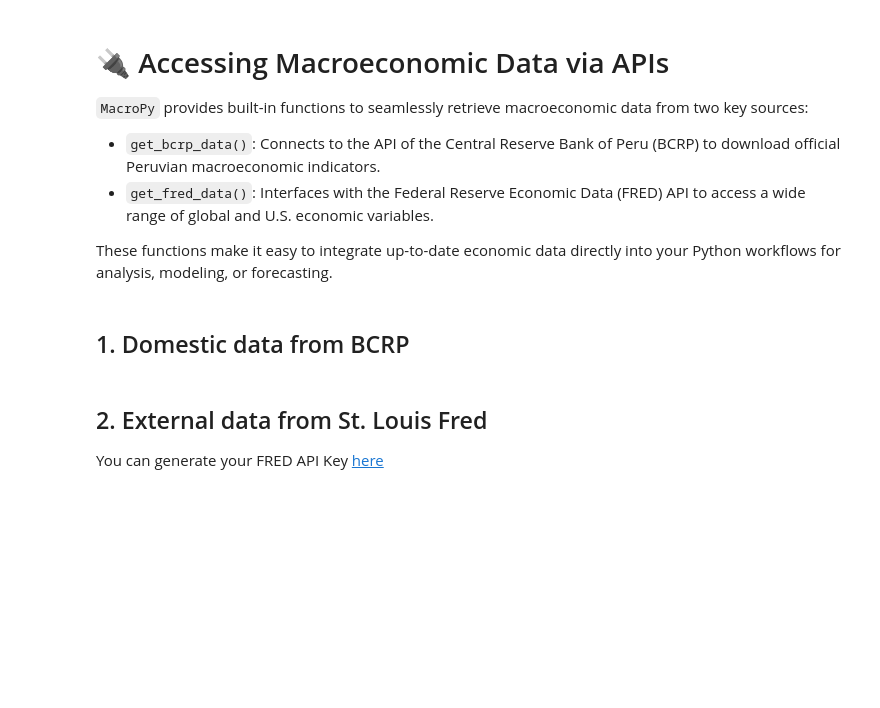
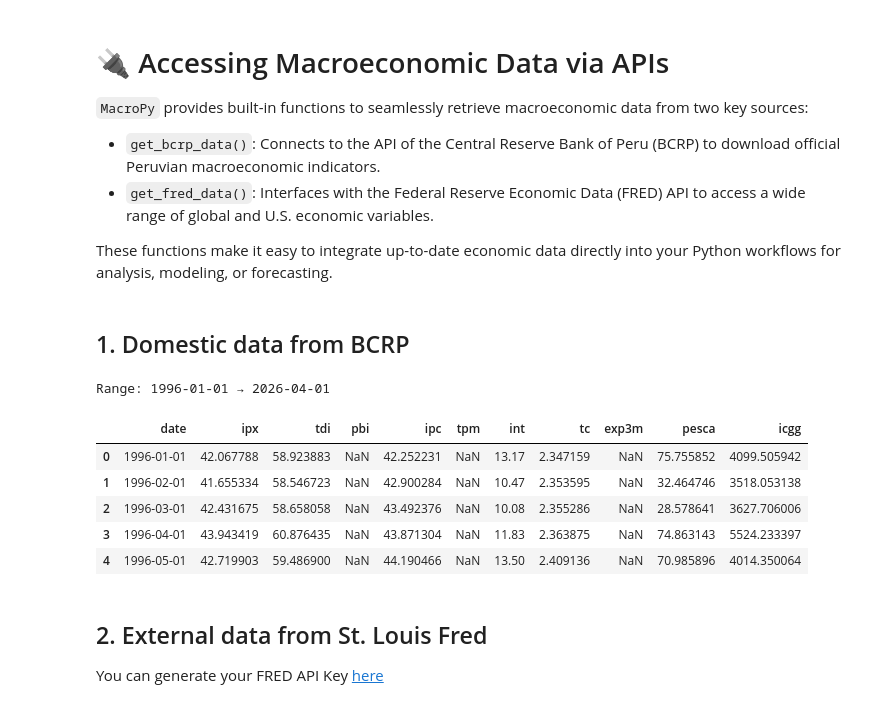
Before and after one commit to RenatoVassallo/MacroPy, a Jupyter notebook: tutorials/tutorial_api.ipynb, the cells around one changed output. Saved outputs shown, nothing was run; the diff lists cells and outputs as text; code cells hidden in the pictures; blank space fills up the shorter version.

```diff
--- a/tutorials/tutorial_api.ipynb
+++ b/tutorials/tutorial_api.ipynb
@@ -10,24 +10,32 @@ These functions make it easy to integrate up-to-date economic data directly into
 # %% [markdown]
 ## 1. Domestic data from BCRP
 # %%
-import pandas as pd
 from MacroPy import get_bcrp_data
 
-monthly_codes = ['PN38915BM', # Índice de precios de exportación
-                 'PN38923BM', # Términos de intercambio
-                 'PN01773AM', # Real GDP - Monthly (index 2007=100, Seasonally adjusted)
-                 'PN38705PM', # Índice de Precios al Consumidor (IPC)
-                 'PD04722MM', # Tasa de Referencia de la Política Monetaria
-                 'PN07819NM', # Tasa interbancaria promedio
-                 'PN01210PM', # Tipo de cambio bancario promedio
-                 'PD38045AM', # Indice de expectativas de la economía a 3 meses
-                 'PN01758AM', # Producción de pesca (indice 2007=100)
-                 'PN38689FM'] # Ingresos corrientes del GG (términos reales)
+monthly_specs = {
+    'PN38915BM': 'ipx',     # Índice de precios de exportación
+    'PN38923BM': 'tdi',     # Términos de intercambio
+    'PN01773AM': 'pbi',     # PBI mensual desestacionalizado (índice 2007=100)
+    'PN38705PM': 'ipc',     # Índice de Precios al Consumidor (IPC)
+    'PD04722MM': 'tpm',     # Tasa de Referencia de la Política Monetaria
+    'PN07819NM': 'int',     # Tasa interbancaria promedio
+    'PN01210PM': 'tc',      # Tipo de cambio bancario promedio
+    'PD38045AM': 'exp3m',   # Índice de expectativas de la economía a 3 meses
+    'PN01758AM': 'pesca',   # Producción de pesca (índice 2007=100)
+    'PN38689FM': 'icgg',    # Ingresos corrientes del Gobierno General (términos reales)
+}
 
-df_monthly_bcrp = get_bcrp_data(monthly_codes, start_period='1996-1')
-df_monthly_bcrp.columns = ['date', 'tpm', 'exp3m', 'tc', 'pesca', 'pbi', 'int', 'icgg', 'ipc', 'ipx', 'tdi']
-df_monthly_bcrp['date'] = pd.to_datetime(df_monthly_bcrp['date'])
+df_monthly_bcrp = get_bcrp_data(monthly_specs, frequency='M', start_period='1996-1')
+print('Range:', df_monthly_bcrp['date'].min().date(), '→', df_monthly_bcrp['date'].max().date())
 df_monthly_bcrp.head()
+# %% [output]
+Range: 1996-01-01 → 2026-04-01
+|  | date | ipx | tdi | pbi | ipc | tpm | int | tc | exp3m | pesca | icgg |
+| 0 | 1996-01-01 | 42.067788 | 58.923883 | NaN | 42.252231 | NaN | 13.17 | 2.347159 | NaN | 75.755852 | 4099.505942 |
+| 1 | 1996-02-01 | 41.655334 | 58.546723 | NaN | 42.900284 | NaN | 10.47 | 2.353595 | NaN | 32.464746 | 3518.053138 |
+| 2 | 1996-03-01 | 42.431675 | 58.658058 | NaN | 43.492376 | NaN | 10.08 | 2.355286 | NaN | 28.578641 | 3627.706006 |
+| 3 | 1996-04-01 | 43.943419 | 60.876435 | NaN | 43.871304 | NaN | 11.83 | 2.363875 | NaN | 74.863143 | 5524.233397 |
+| 4 | 1996-05-01 | 42.719903 | 59.486900 | NaN | 44.190466 | NaN | 13.50 | 2.409136 | NaN | 70.985896 | 4014.350064 |
 # %% [markdown]
 ## 2. External data from St. Louis Fred
 
```
Also changed, not shown: parts of 3 cells of this notebook, 2 other files.
